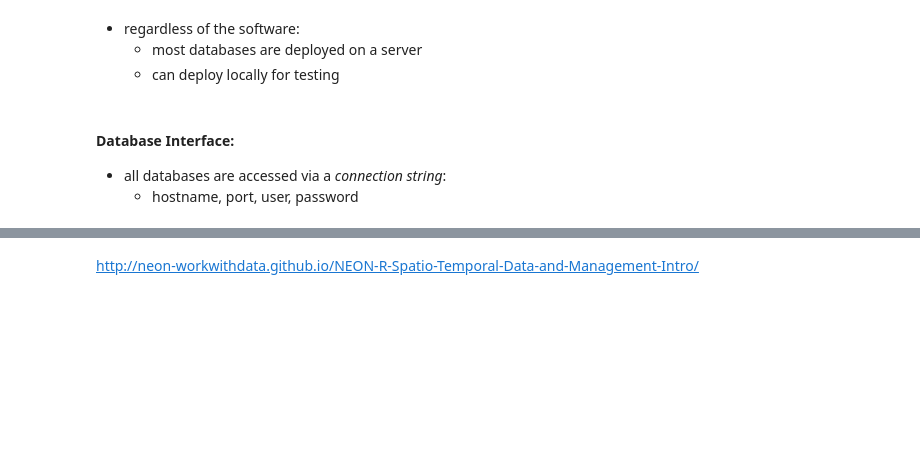
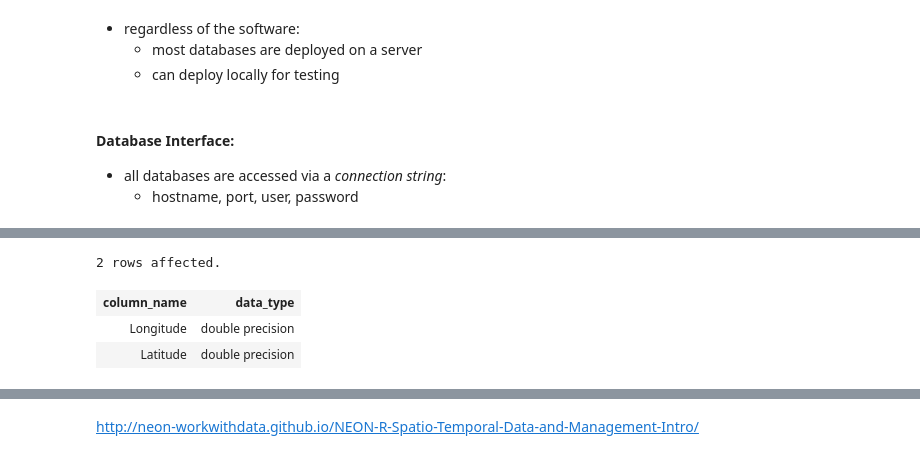
Before and after one commit to valentina-s/SQL_tutorial, a Jupyter notebook: SQLTutorial.ipynb, the cells around one changed output, grey strips where cells are left out. Drawn from its saved outputs; the diff is of its cells as text; code cells hidden in the pictures; blank space fills up the shorter version.

```diff
--- a/SQLTutorial.ipynb
+++ b/SQLTutorial.ipynb
@@ -351,2 +383,12 @@ SELECT foo FROM bar
 <br><br><br><br>
 [source](https://coast.noaa.gov/digitalcoast/training/datums)
+# %%
+%%sql
+SELECT column_name, data_type
+FROM information_schema.columns
+WHERE table_name = 'seattlecrimeincidents' AND (column_name = 'Latitude' OR column_name = 'Longitude');
+# %% [output]
+2 rows affected.
+| column_name | data_type |
+| Longitude | double precision |
+| Latitude | double precision |
```
Also changed, not shown: parts of 21 cells of this notebook.
